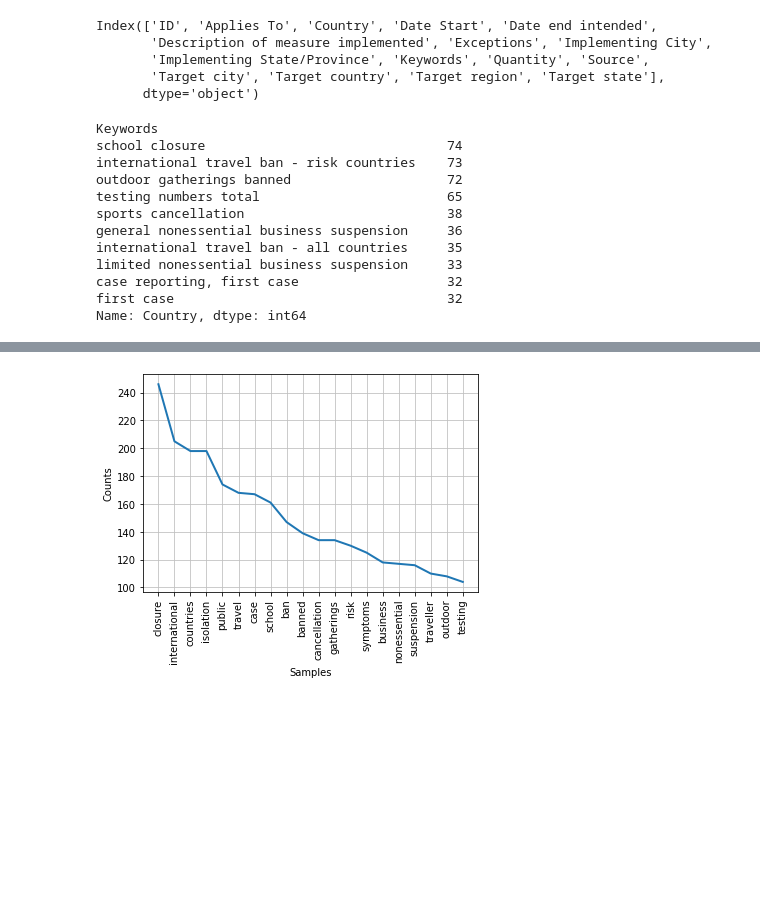
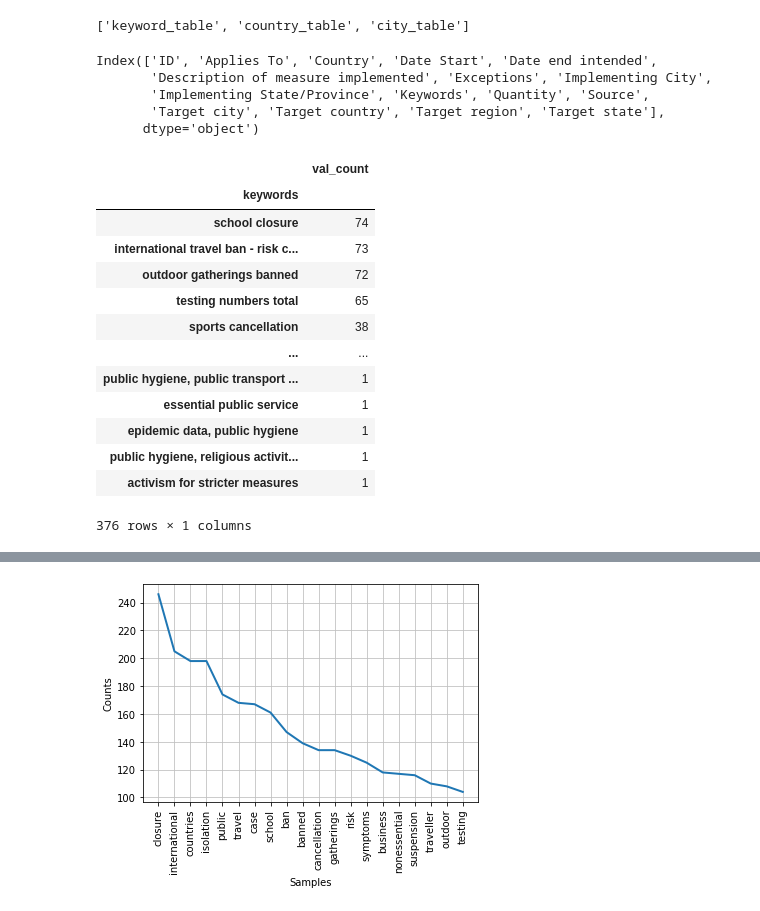
Before and after one commit to josephedward/covid_etl, a Jupyter notebook: Notebooks/ETL.ipynb, the cells around one changed output, grey strips where cells are left out. Cells and saved outputs as stored; diff of their text form; code cells hidden in the pictures; blank space fills up the shorter version.

```diff
--- a/Notebooks/ETL.ipynb
+++ b/Notebooks/ETL.ipynb
@@ -27,3 +16,9 @@ reduced_covid_measures.transpose().head(5)
+# %%
+connection_string = "postgres:postgres@localhost:5432/covid_db"
+engine = create_engine(f'postgresql://{connection_string}')
+engine.table_names()
+# %% [output]
+['keyword_table', 'country_table', 'city_table']
 # %%
 covid_measures.columns
 # %% [output]
@@ -33,19 +28,29 @@ Index(['ID', 'Applies To', 'Country', 'Date Start', 'Date end intended',
        'Target city', 'Target country', 'Target region', 'Target state'],
       dtype='object')
 # %%
-keyword_df = pd.DataFrame(covid_measures.groupby('Keywords').count())
+covid_measures.rename(columns={'Keywords':'keywords'}, inplace=True)
+
+keyword_df = pd.DataFrame(covid_measures.groupby('keywords').count())
 keyword_df = keyword_df['Country']
-keyword_df.sort_values( ascending=False).head(10)
+keyword_df = pd.DataFrame(keyword_df.sort_values( ascending=False))
+# .head(10)
+# keyword_df['val_count']=keyword_df.index
+keyword_df['val_count']=keyword_df['Country']
+del keyword_df['Country']
+
+keyword_df
 # %% [output]
+|  | val_count |
+| keywords |  |
+| school closure | 74 |
+| international travel ban - risk c... | 73 |
+| outdoor gatherings banned | 72 |
+| testing numbers total | 65 |
+| sports cancellation | 38 |
+| ... | ... |
+| public hygiene, public transport ... | 1 |
+| essential public service | 1 |
+| epidemic data, public hygiene | 1 |
+| public hygiene, religious activit... | 1 |
+| activism for stricter measures | 1 |
-Keywords
-school closure                               74
-international travel ban - risk countries    73
-outdoor gatherings banned                    72
-testing numbers total                        65
-sports cancellation                          38
-general nonessential business suspension     36
-international travel ban - all countries     35
-limited nonessential business suspension     33
-case reporting, first case                   32
-first case                                   32
-Name: Country, dtype: int64
+376 rows × 1 columns
```
Also changed, not shown: parts of 11 cells of this notebook, 1 other file.
